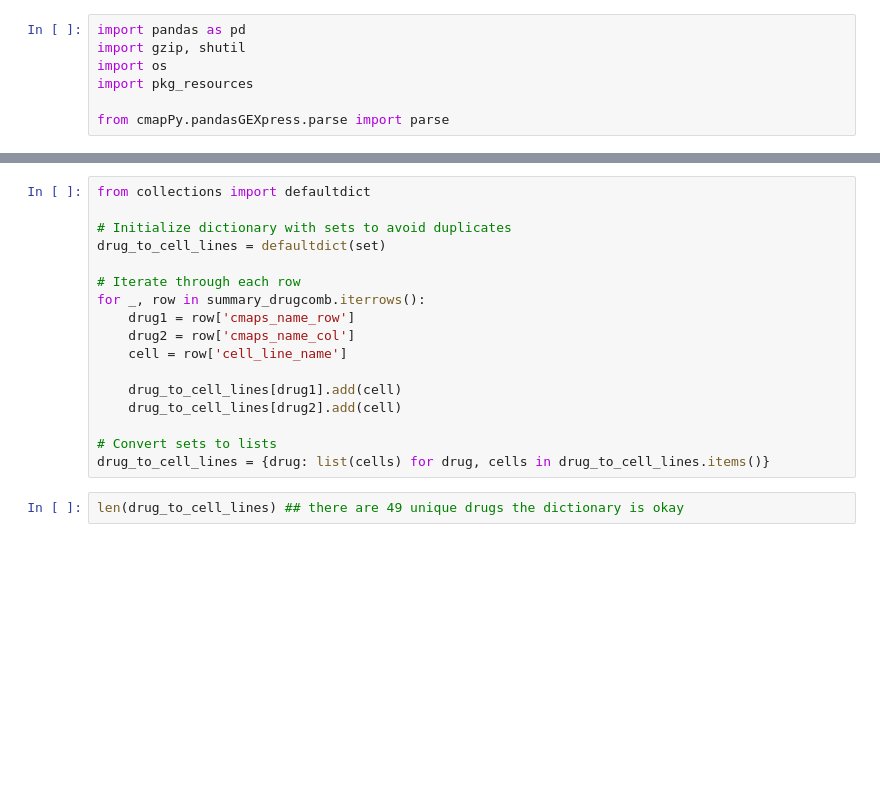
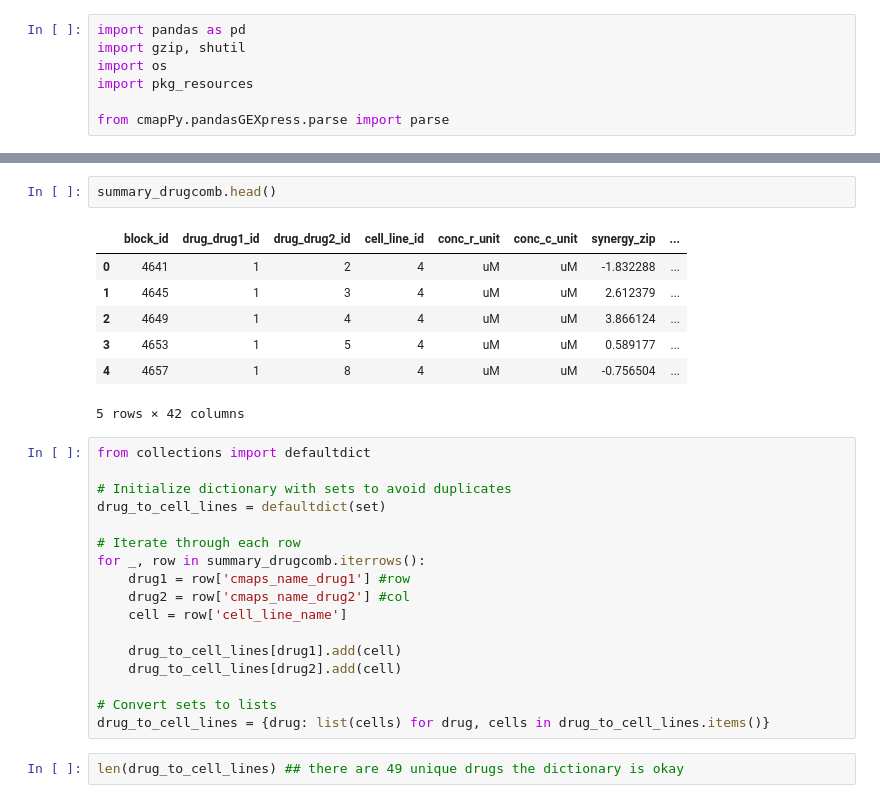
Before and after one commit to sofiaferben/TFM_old, a Jupyter notebook: codigo/VAE_data_preparation.ipynb, the cells around one changed output, grey strips where cells are left out. Drawn from its saved outputs; the diff is of its cells as text; blank space fills up the shorter version.

```diff
--- a/codigo/VAE_data_preparation.ipynb
+++ b/codigo/VAE_data_preparation.ipynb
@@ -60,3 +61,13 @@ print(summary_drugcomb.shape)
+# %%
+summary_drugcomb.head()
+# %% [output]
+|  | block_id | drug_drug1_id | drug_drug2_id | cell_line_id | conc_r_unit | conc_c_unit | synergy_zip | ... |
+| 0 | 4641 | 1 | 2 | 4 | uM | uM | -1.832288 | ... |
+| 1 | 4645 | 1 | 3 | 4 | uM | uM | 2.612379 | ... |
+| 2 | 4649 | 1 | 4 | 4 | uM | uM | 3.866124 | ... |
+| 3 | 4653 | 1 | 5 | 4 | uM | uM | 0.589177 | ... |
+| 4 | 4657 | 1 | 8 | 4 | uM | uM | -0.756504 | ... |
+5 rows × 42 columns
 # %%
 from collections import defaultdict
 
@@ -65,8 +76,8 @@ drug_to_cell_lines = defaultdict(set)
 
 # Iterate through each row
 for _, row in summary_drugcomb.iterrows():
-    drug1 = row['cmaps_name_row']
-    drug2 = row['cmaps_name_col']
+    drug1 = row['cmaps_name_drug1'] #row
+    drug2 = row['cmaps_name_drug2'] #col
     cell = row['cell_line_name']
 
     drug_to_cell_lines[drug1].add(cell)
```
Also changed, not shown: parts of 6 cells of this notebook, 16 other files.
